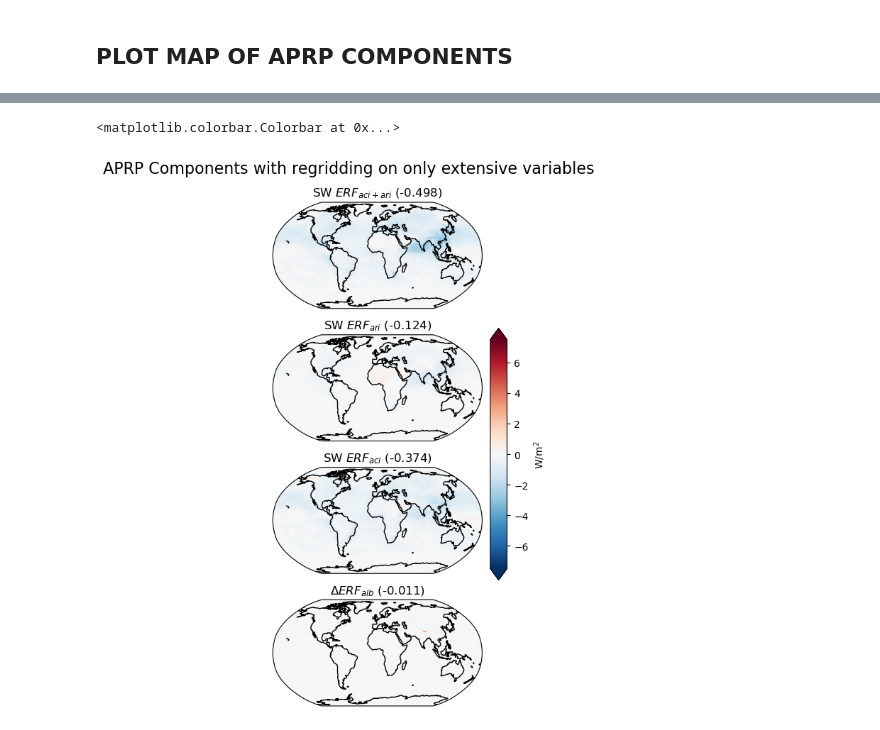
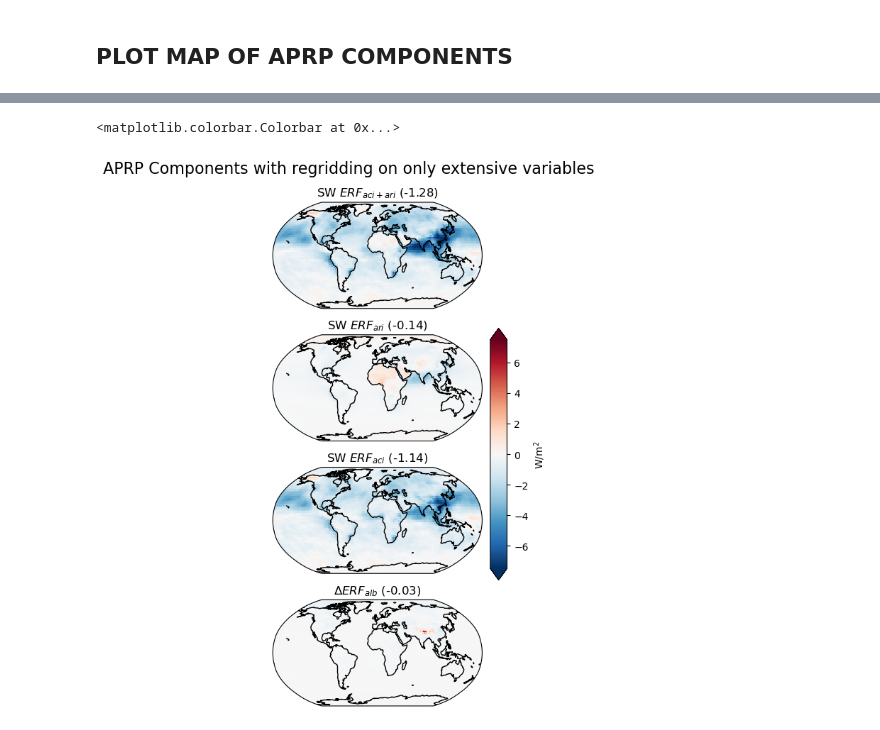
Before and after one commit to Regional-Modeling-LATMOS-IGE/CMIP6-Arctic-Aerosol-Analysis, a Jupyter notebook: sw_analysis_aprp_arctic.ipynb, the cells around one changed output, grey strips where cells are left out. Drawn from its saved outputs; the diff is of its cells as text; code cells hidden in the pictures.

```diff
--- a/sw_analysis_aprp_arctic.ipynb
+++ b/sw_analysis_aprp_arctic.ipynb
@@ -882,0 +593,15 @@ dict_aprp_regridded_full_intensive_selected = {key : dict_aprp_regridded_full_in
+# %%
+dict_aprp_regridded_time_avg= {
+    key: adapt_for_spatial_avgd(dict_aprp_regridded_time_avg[key])
+    for key in dict_aprp_reduced.keys()
+}
+# %%
+
+
+list_avgd_variables_for_all_entries = [
+    create_list_of_spatial_averaged_variables_for_given_entry(dict_aprp_regridded_time_avg[key])
+    for key in dict_aprp_reduced.keys()
+]
+
+# adding gfdl esm4 (missing) from zelinka's results
+list_avgd_variables_for_all_entries.append([-0.55, +0.09, -0.64, np.nan])
@@ -882,0 +628,2 @@ dict_aprp_regridded_full_intensive_selected = {key : dict_aprp_regridded_full_in
+# %%
+res_to_show = np.round(np.nanmean(list_avgd_variables_for_all_entries, axis = 0), 2)
@@ -883,7 +634,7 @@ dict_aprp_regridded_full_intensive_selected = {key : dict_aprp_regridded_full_in
 # %%
 # let's make the entry average
 
-ensemble_aprp_avg = xr.concat(dict_aprp_regridded_full_intensive_selected.values(), "entry").mean(
+ensemble_aprp_avg = xr.concat(dict_aprp_regridded_time_avg.values(), "entry").mean(
     dim="entry"
 )
 # %% [markdown]
@@ -916,14 +883,10 @@ plt.suptitle("APRP Components with regridding on only extensive variables", font
 axes = fig.subplots(nrows= 4, ncols = 1, subplot_kw={"projection": ccrs.Robinson()})
 cnt = -1
 
-avgmap = output.mean("month")
+avgmap = output
 
-plot_list_avg = [
-    (avgmap.spatial.average("cld", axis=["X", "Y"])["cld"] + avgmap.spatial.average("noncld", axis=["X", "Y"])["noncld"]).values, # SW ERF ARI + ACI
-    (avgmap.spatial.average("noncld", axis=["X", "Y"])["noncld"]).values, # SW ERF ARI
-    (avgmap.spatial.average("cld", axis=["X", "Y"])["cld"]).values, # SW ERF ACI
-    (avgmap.spatial.average("sfc_alb", axis=["X", "Y"])["sfc_alb"]).values, # DELTA ALBED SURF
-]
+
+plot_list_avg = res_to_show
 
 plot_list_map = [
     (avgmap["cld"] + avgmap["noncld"]), # SW ERF ARI + ACI
@@ -936,31 +899,31 @@ list_titles = [
         "SW $ERF_{aci + ari}$",
         "SW $ERF_{ari}$",
         "SW $ERF_{aci}$",
         "$\\Delta ERF_{alb}$"
 ]
 for row in range(4):
 
         cnt += 1
 
         avg = plot_list_avg[cnt]
 
         pl = plot_list_map[cnt].plot(
             ax=axes[row],
             transform=ccrs.PlateCarree(),
             vmin=-7.5,
             vmax=7.5,
             cmap="RdBu_r",
             add_colorbar=False,
         )
         axes[row].set_title(list_titles[cnt] + " (" + str(np.round(avg,3)) + ")")
 
         axes[row].coastlines()
 
 plt.tight_layout()
 
 fig.colorbar(
     pl, ax=axes.ravel().tolist(), pad=0.02, shrink=0.5, aspect=15, label="W/m$^2$", extend='both'
 )
 # %% [output]
 <matplotlib.colorbar.Colorbar at 0x...>
-[figure, old version]
+[figure, new version]
```
Also changed, not shown: parts of 31 cells of this notebook.
